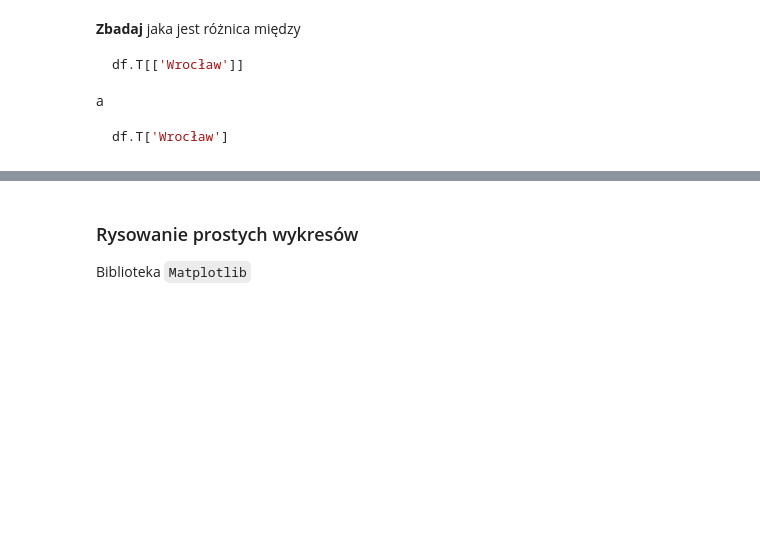
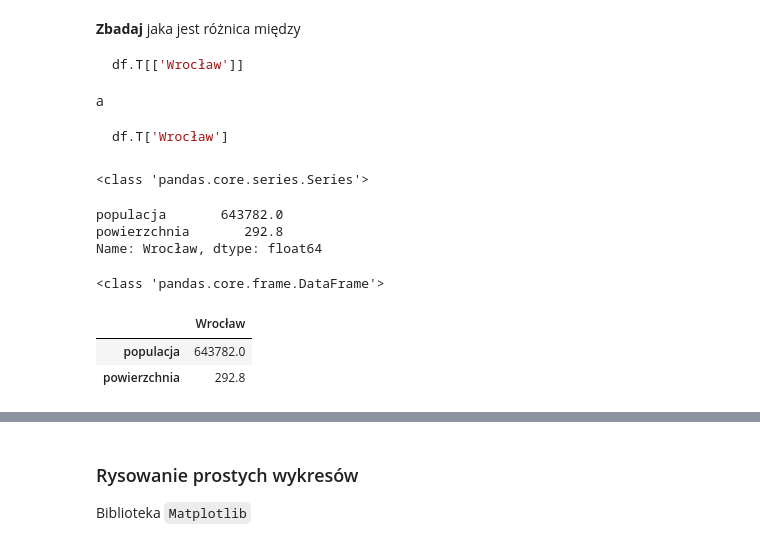
Before and after one commit to farqlia/MSiD, a Jupyter notebook: notebooks/1_podstawowe_narzedzia.ipynb, the cells around one changed output, grey strips where cells are left out. Saved outputs shown, nothing was run; the diff lists cells and outputs as text; code cells hidden in the pictures; blank space fills up the shorter version.

````diff
--- a/notebooks/1_podstawowe_narzedzia.ipynb
+++ b/notebooks/1_podstawowe_narzedzia.ipynb
@@ -295,5 +471,21 @@ a
 ```python
 df.T['Wrocław']
 ```
+# %%
+print(type(df.T['Wrocław']))
+df.T['Wrocław']
+# %% [output]
+<class 'pandas.core.series.Series'>
+populacja       643782.0
+powierzchnia       292.8
+Name: Wrocław, dtype: float64
+# %%
+print(type(df.T[['Wrocław']]))
+df.T[['Wrocław']]
+# %% [output]
+<class 'pandas.core.frame.DataFrame'>
+|  | Wrocław |
+| populacja | 643782.0 |
+| powierzchnia | 292.8 |
 # %%
 df.rename(columns={'populacja': 'pop', 'powierzchnia': 'pow'})
````
Also changed, not shown: parts of 61 cells of this notebook, 8 other files.
